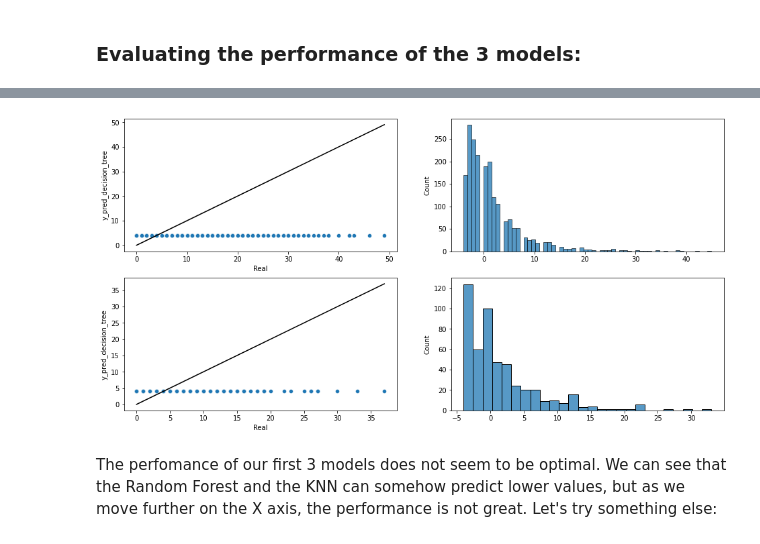
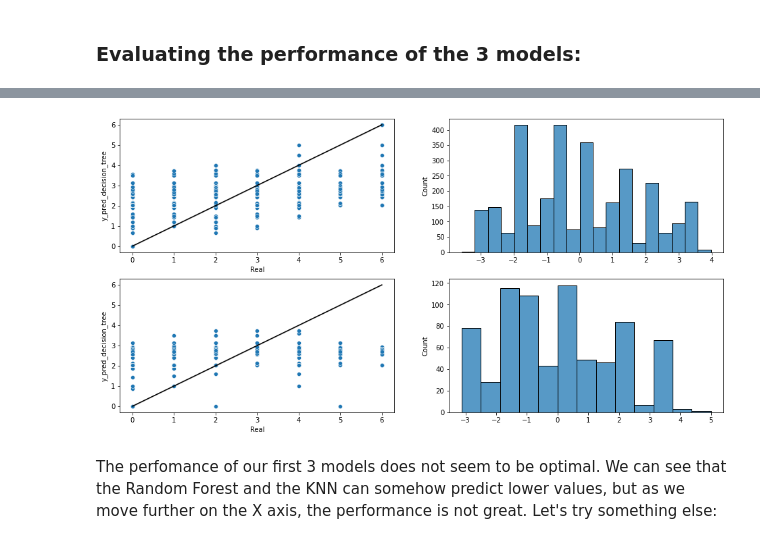
Before and after one commit to hectorfa17/mobile_gaming_project, a Jupyter notebook: machine_learning.ipynb, the cells around one changed output, grey strips where cells are left out. Saved outputs shown, nothing was run; the diff lists cells and outputs as text; code cells hidden in the pictures.

```diff
--- a/machine_learning.ipynb
+++ b/machine_learning.ipynb
@@ -888,8 +889,8 @@ lr_perf_plots(preds[preds['Set'] == 'Train'], preds[preds['Set'] == 'Test'], mod
 # %%
 preds = pd.read_csv("results/decision_tree.csv")
-lr_perf_plots(preds[preds['Set'] == 'Train'], preds[preds['Set'] == 'Test'], model = "decision_tree")
+lr_perf_plots_multimodel(preds[preds['Set'] == 'Train'], preds[preds['Set'] == 'Test'], model = "decision_tree")
 # %% [output]
-[figure, old version]
+[figure, new version]
 # %% [markdown]
 The perfomance of our first 3 models does not seem to be optimal. We can see that the Random Forest and the KNN can somehow predict lower values, but as we move further on the X axis, the performance is not great. Let's try something else:
 # %% [markdown]
```
Also changed, not shown: parts of 93 cells of this notebook, 17 other files.
